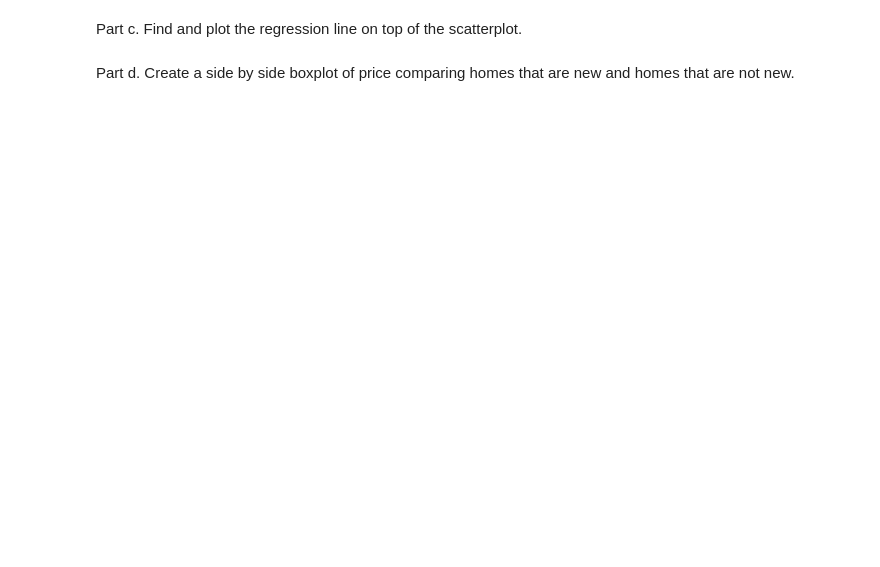
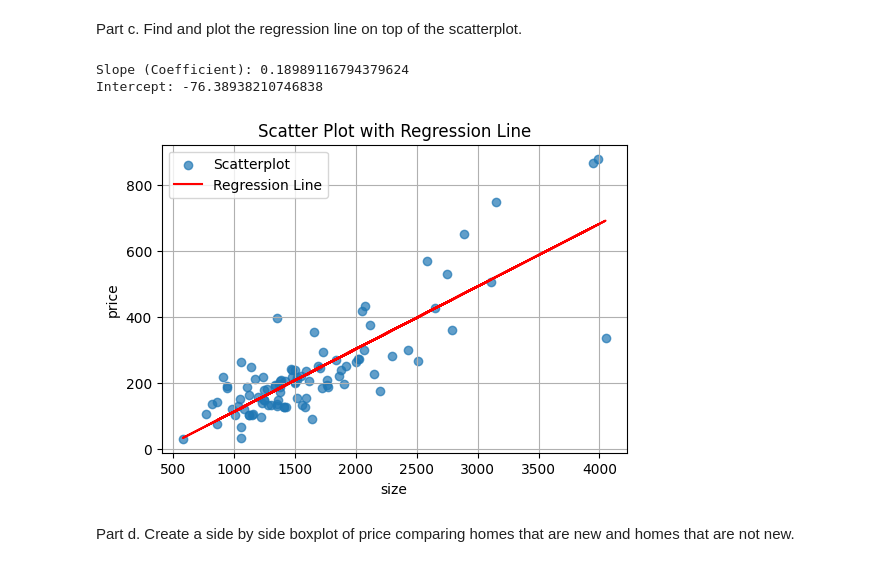
Before and after one commit to stat220/stat-220-hw1-hunterwinterton, a Jupyter notebook: Stat_220_HW1.ipynb, the cells around one changed output. Saved outputs shown, nothing was run; the diff lists cells and outputs as text; code cells hidden in the pictures; blank space fills up the shorter version.

```diff
--- a/Stat_220_HW1.ipynb
+++ b/Stat_220_HW1.ipynb
@@ -35,4 +131,39 @@ Part b. Find the correlation between the two variables.
 # %% [markdown]
 Part c. Find and plot the regression line on top of the scatterplot.
+# %%
+x = houses[['size']]
+y = houses['price']
+
+# Create a LinearRegression model
+model = LinearRegression()
+
+# Fit the model to the data
+model.fit(x, y)
+
+# Retrieve the coefficient (slope) and intercept of the linear regression
+slope = model.coef_[0]
+intercept = model.intercept_
+
+# Print the regression results
+print(f'Slope (Coefficient): {slope}')
+print(f'Intercept: {intercept}')
+
+# Plot the scatterplot
+plt.figure(figsize=(6, 4))
+plt.scatter(x, y, alpha=0.7, label='Scatterplot')
+
+# Plot the regression line
+plt.plot(x, model.predict(x), color='red', label='Regression Line')
+
+plt.title('Scatter Plot with Regression Line')
+plt.xlabel('size')
+plt.ylabel('price')
+plt.legend()
+plt.grid(True)
+plt.show()
+# %% [output]
+Slope (Coefficient): 0.18989116794379624
+Intercept: -76.38938210746838
+[figure, added]
 # %% [markdown]
 Part d. Create a side by side boxplot of price comparing homes that are new and homes that are not new.
```
Also changed, not shown: parts of 14 cells of this notebook.
